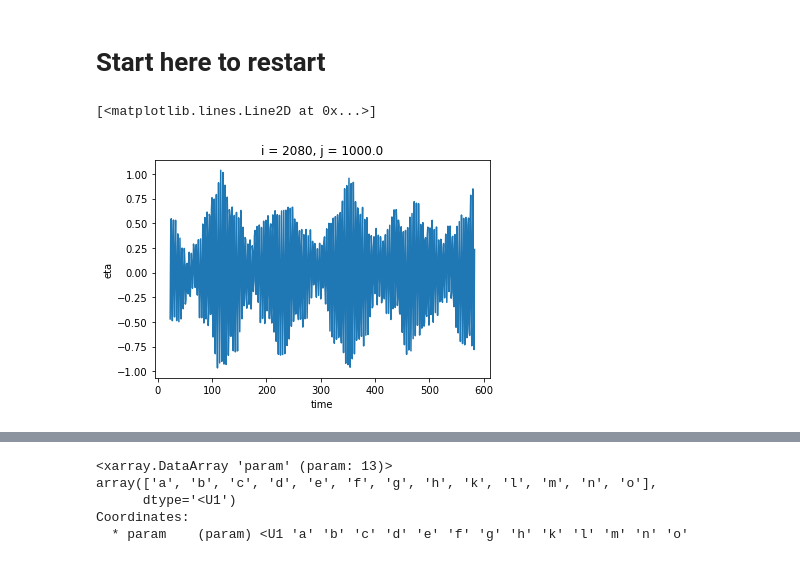
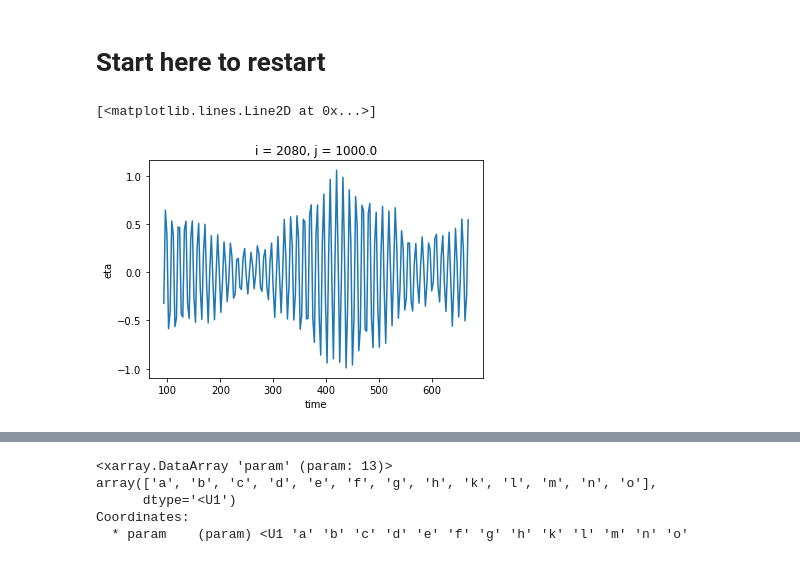
Before and after one commit to cspencerjones/separating-balanced, a Jupyter notebook: python/ginsburg_results/harmonic_tidal_fit.ipynb, the cells around one changed output, grey strips where cells are left out. Saved outputs shown, nothing was run; the diff lists cells and outputs as text; code cells hidden in the pictures.

```diff
--- a/python/ginsburg_results/harmonic_tidal_fit.ipynb
+++ b/python/ginsburg_results/harmonic_tidal_fit.ipynb
@@ -83,10 +153,10 @@ Coordinates:
 # %% [markdown]
 # Start here to restart
 # %%
-eta_detrend = xr.open_zarr('/swot/SUM02/spencer/swot_agulhas_surf/eta_28detrends.zarr').eta
+eta_detrend = xr.open_zarr('/swot/SUM02/spencer/swot_agulhas_surf/eta_28detrends8.zarr').eta
 # %%
-eta_detrend.isel(i=1000,j=1000).plot()
+eta_detrend.isel(i=1000,j=1000,time=slice(0,200)).plot()
 # %% [output]
 [<matplotlib.lines.Line2D at 0x...>]
-[figure, old version]
+[figure, new version]
 # %%
```
Also changed, not shown: parts of 68 cells of this notebook, 5 other files.
